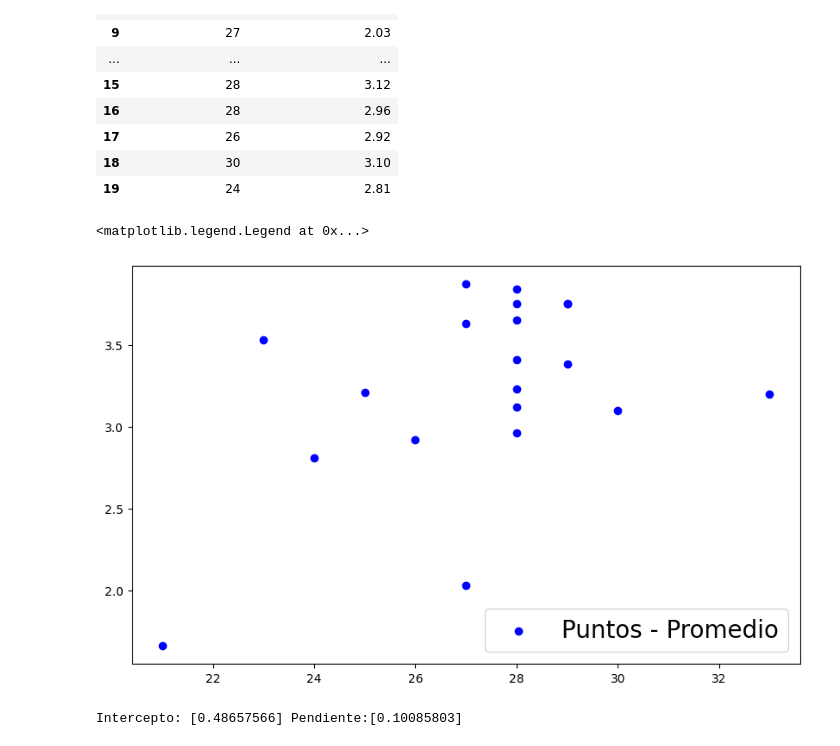
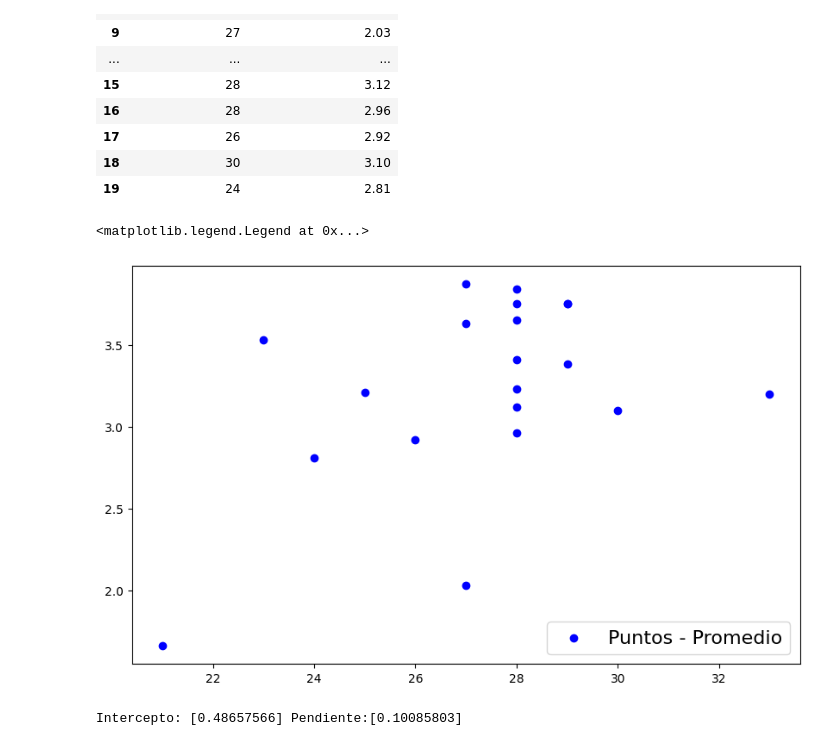
Before and after one commit to enriqueperez21/Universidad, a Jupyter notebook: MetodosN/bimestre2/tarea08/tarea08.ipynb, the cells around one changed output. Saved outputs shown, nothing was run; the diff lists cells and outputs as text; code cells hidden in the pictures.

```diff
--- a/MetodosN/bimestre2/tarea08/tarea08.ipynb
+++ b/MetodosN/bimestre2/tarea08/tarea08.ipynb
@@ -63,15 +62,15 @@ df3
 # %%
 # Set the grid to plot the values
 fig, ax = plt.subplots(figsize=(10,6))
 
 #Ordernar los valores de Puntuación.
 df3 = df3.sort_values(by = 'Puntuación ACT')
 ax.scatter(x_true, y_true,label = 'Puntos - Promedio',color = 'blue')
 
-ax.legend(loc='lower right',fontsize=20)
+ax.legend(loc='lower right',fontsize=16)
 # %% [output]
 <matplotlib.legend.Legend at 0x...>
-[figure, old version]
+[figure, new version]
 # %%
 # Initialize a Linear Regression model using Sklearn
 model = LinearRegression()
```
Also changed, not shown: parts of 1 cell of this notebook, 7 other files.
